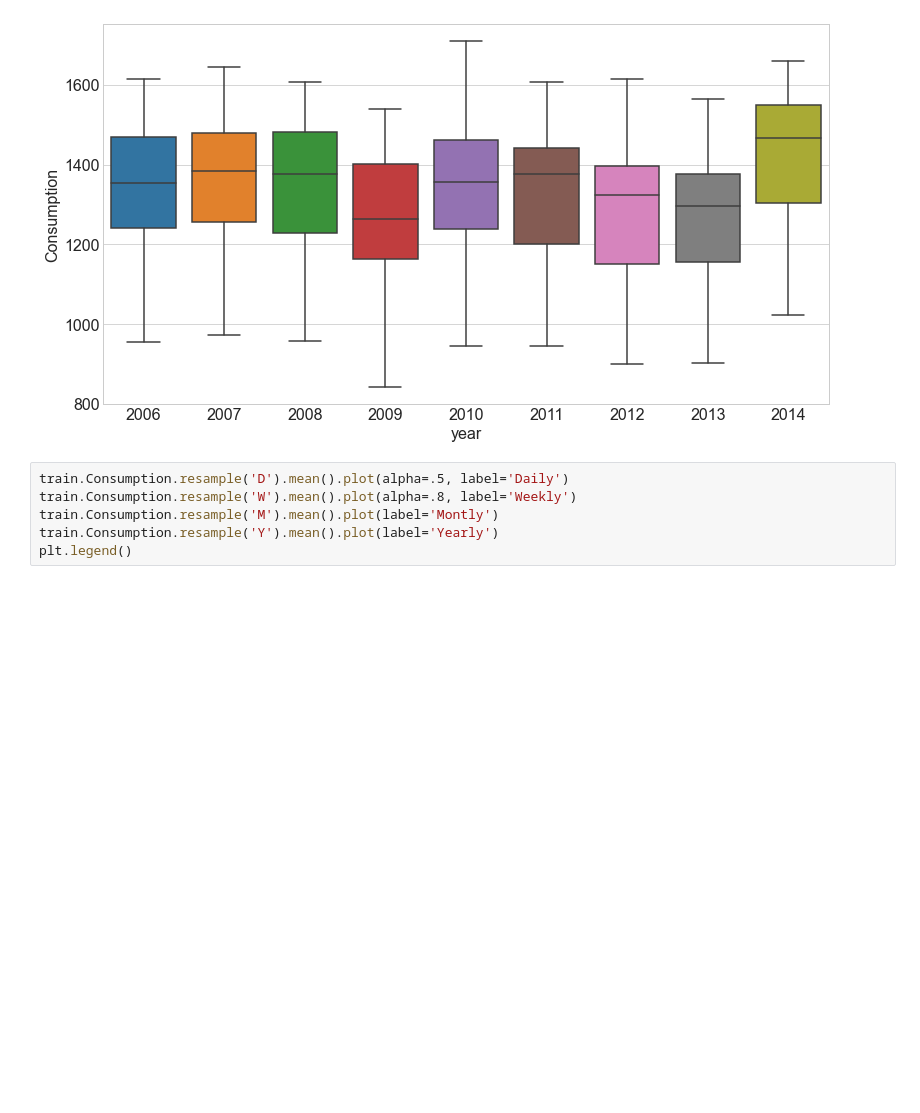
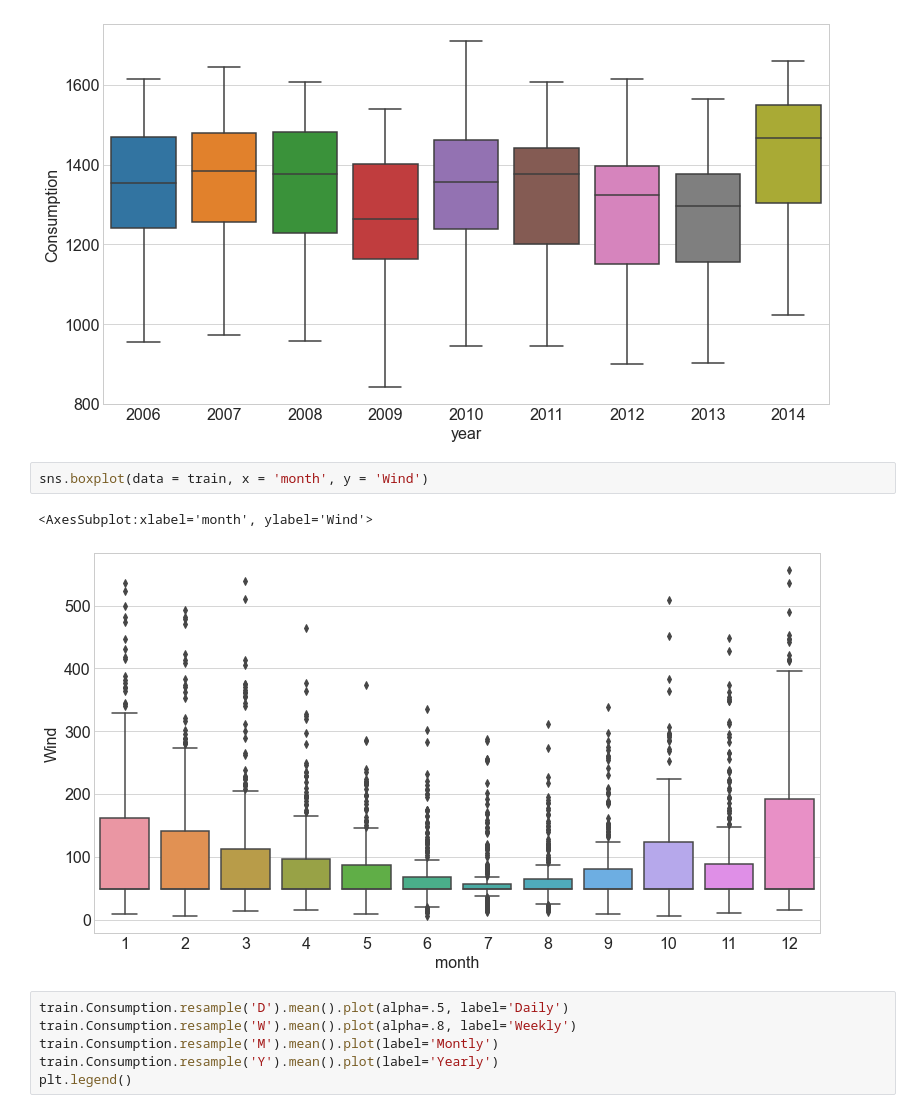
Before and after one commit to ljackson707/time-series-exercises, a Jupyter notebook: data_explore/explore.ipynb, the cells around one changed output. Drawn from its saved outputs; the diff is of its cells as text; blank space fills up the shorter version.

Commit message:
data_explore/

```diff
--- a/data_explore/explore.ipynb
+++ b/data_explore/explore.ipynb
@@ -154,6 +154,11 @@ sns.boxplot(data = train, x = 'year', y = 'Consumption')
 # %% [output]
 <AxesSubplot:xlabel='year', ylabel='Consumption'>
 [figure]
+# %%
+sns.boxplot(data = train, x = 'month', y = 'Wind')
+# %% [output]
+<AxesSubplot:xlabel='month', ylabel='Wind'>
+[figure, added]
 # %%
 train.Consumption.resample('D').mean().plot(alpha=.5, label='Daily')
 train.Consumption.resample('W').mean().plot(alpha=.8, label='Weekly')
```
